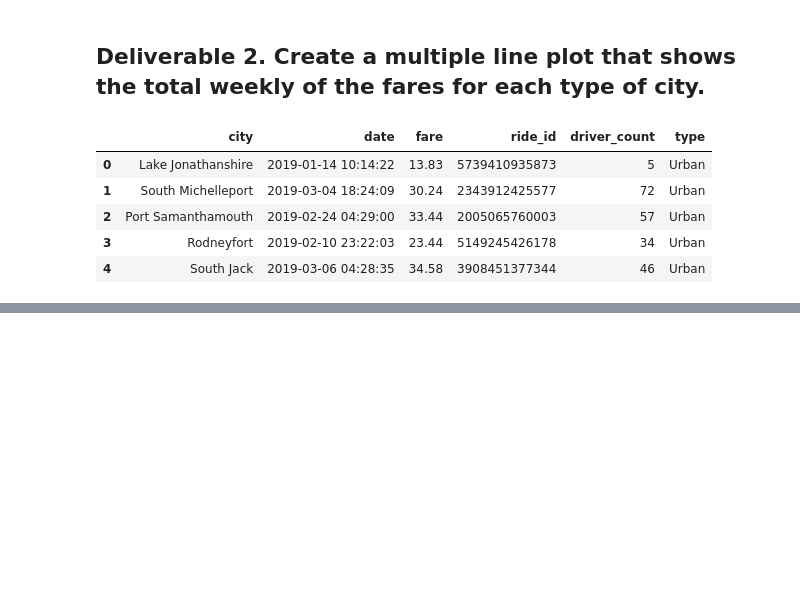
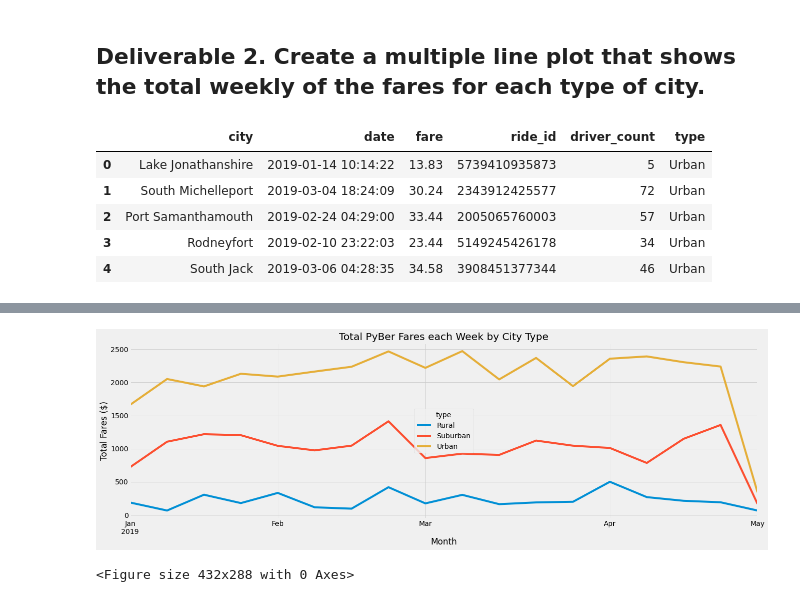
Before and after one commit to PGL50/PyBer_Analysis, a Jupyter notebook: PyBer_Challenge.ipynb, the cells around one changed output, grey strips where cells are left out. Drawn from its saved outputs; the diff is of its cells as text; code cells hidden in the pictures; blank space fills up the shorter version.

```diff
--- a/PyBer_Challenge.ipynb
+++ b/PyBer_Challenge.ipynb
@@ -167,3 +217,6 @@ pyber_data_df.head()
 # %%
 # 4. Create a pivot table with the 'date' as the index, the columns ='type', and values='fare'
 # to get the total fares for each type of city by the date.
+
+fares_by_date_pivot = fares_by_date_df.pivot(index="date", columns="type", values="fare")
+fares_by_date_pivot.head(10)
@@ -170,2 +236,5 @@ pyber_data_df.head()
 # %%
 # 5. Create a new DataFrame from the pivot table DataFrame using loc on the given dates, '2019-01-01':'2019-04-29'.
+
+fares_Jan_Mar = fares_by_date_pivot.loc['2019-01-01':'2019-04-29']
+fares_Jan_Mar
@@ -172,3 +256,5 @@ pyber_data_df.head()
 # %%
 # 6. Set the "date" index to datetime datatype. This is necessary to use the resample() method in Step 8.
 # df.index = pd.to_datetime(df.index)
+fares_Jan_Mar.index = pd.to_datetime(fares_Jan_Mar.index)
+fares_Jan_Mar
@@ -177,2 +281,4 @@ pyber_data_df.head()
 # %%
 # 8. Create a new DataFrame using the "resample()" function by week 'W' and get the sum of the fares for each week.
+weekly_fares_df = fares_Jan_Mar.resample('W').sum()
+weekly_fares_df.head(10)
@@ -179,7 +298,19 @@ pyber_data_df.head()
 # %%
 # 8. Using the object-oriented interface method, plot the resample DataFrame using the df.plot() function.
 
 # Import the style from Matplotlib.
 from matplotlib import style
 # Use the graph style fivethirtyeight.
 style.use('fivethirtyeight')
+
+weekly_fares = weekly_fares_df.plot(figsize=(20,6))
+weekly_fares.set_title("Total PyBer Fares each Week by City Type")
+
+weekly_fares.set_xlabel("Month")
+weekly_fares.set_ylabel("Total Fares ($)")
+
+plt.show()
+plt.tight_layout()
+# %% [output]
+[figure, added]
+<Figure size 432x288 with 0 Axes>
```
Also changed, not shown: parts of 9 cells of this notebook, 1 other file.
